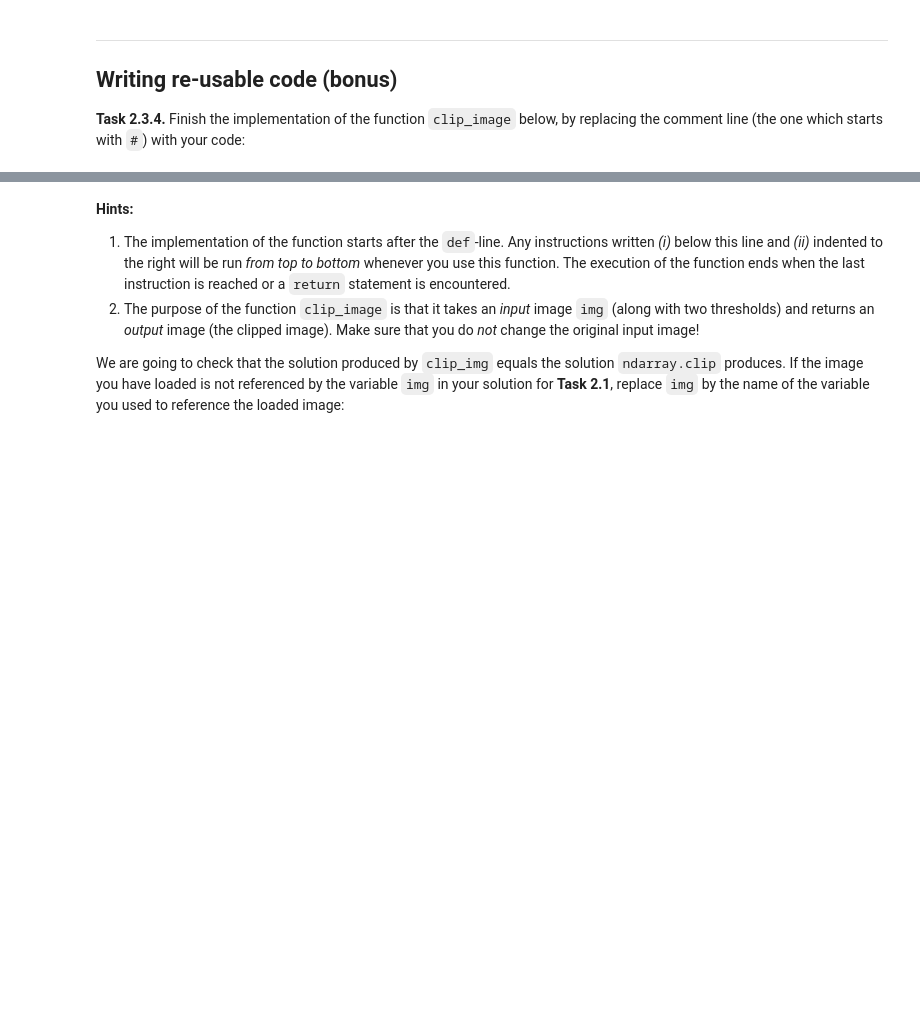
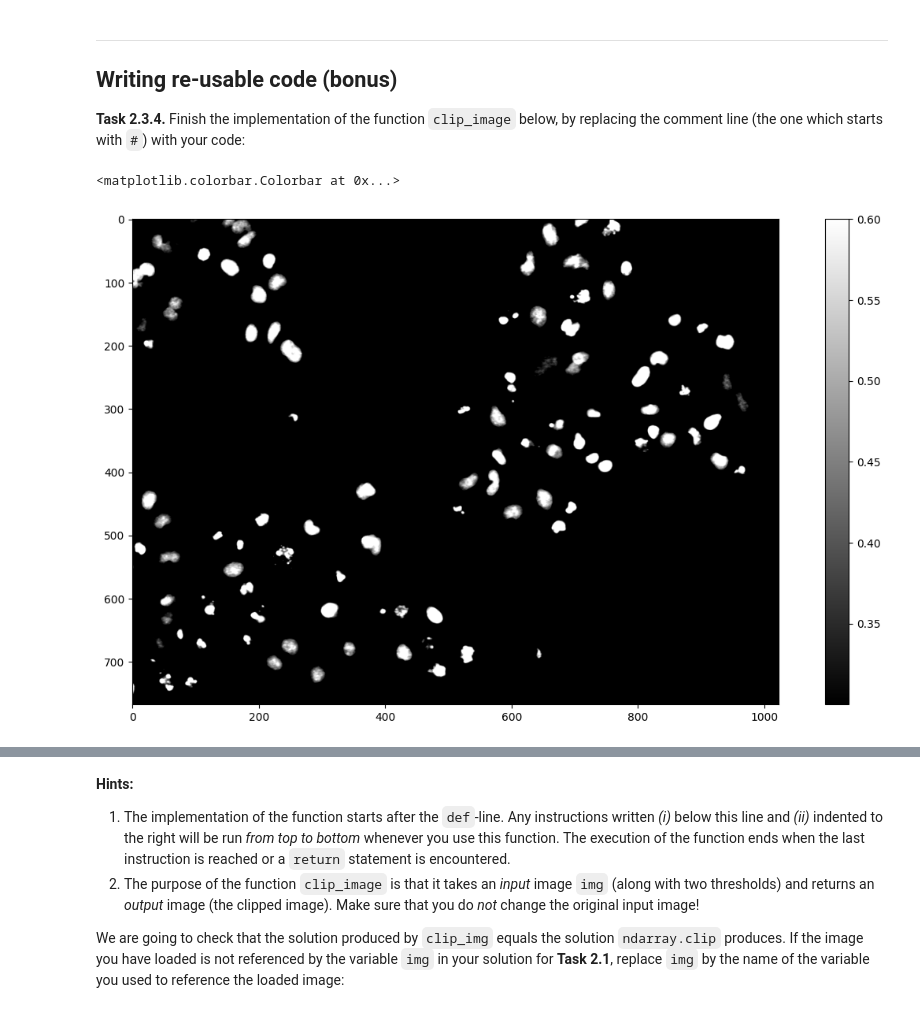
Before and after one commit to svenleukert/mobi-fs3-python, a Jupyter notebook: task2.ipynb, the cells around one changed output, grey strips where cells are left out. Drawn from its saved outputs; the diff is of its cells as text; code cells hidden in the pictures; blank space fills up the shorter version.

```diff
--- a/task2.ipynb
+++ b/task2.ipynb
@@ -80,0 +114,19 @@ def clip_image(img, T1, T2):
+# %%
+def clip_image(img, T1, T2):
+    result=img.copy()
+    for cell in numpy.ndindex(img.shape):
+        if img[cell[0],cell[1]]<T1:
+            result[cell[0],cell[1]]=T1
+        elif img[cell[0],cell[1]]>T2:
+            result[cell[0],cell[1]]=T2
+        else:
+            result[cell[0],cell[1]]=img[cell[0],cell[1]]
+    return result
+# %%
+clip_image_c=clip_image(img,T1,T2)
+plt.figure(figsize=(15,8))
+plt.imshow(clip_image_c, 'gray')
+plt.colorbar()
+# %% [output]
+<matplotlib.colorbar.Colorbar at 0x...>
+[figure, added]
```
Also changed, not shown: parts of 11 cells of this notebook.
